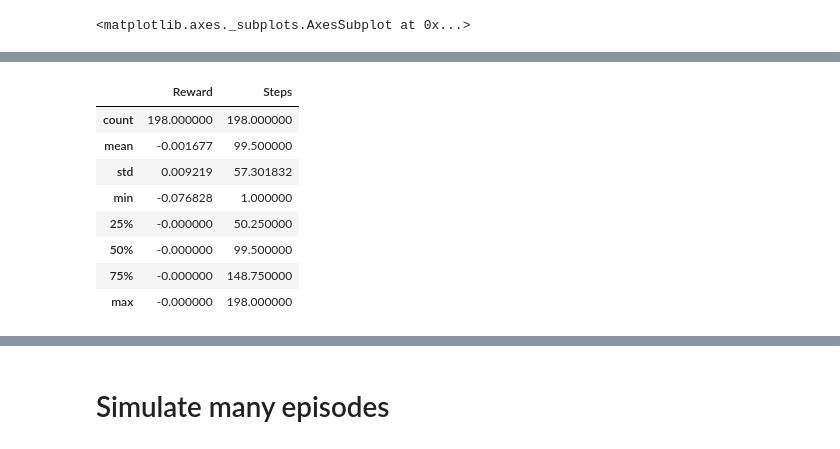
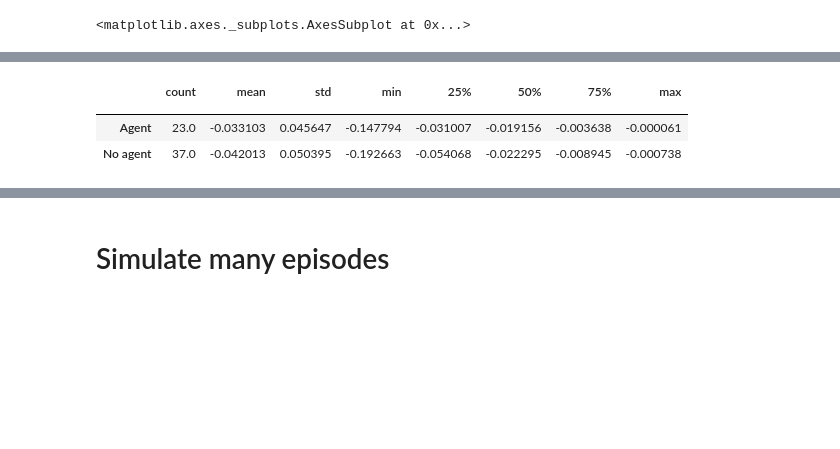
Before and after one commit to vegraux/master_thesis, a Jupyter notebook: RLpower/notebooks/visualise_actions.ipynb, the cells around one changed output, grey strips where cells are left out. Cells and saved outputs as stored; diff of their text form; code cells hidden in the pictures; blank space fills up the shorter version.

```diff
--- a/RLpower/notebooks/visualise_actions.ipynb
+++ b/RLpower/notebooks/visualise_actions.ipynb
@@ -508,0 +536,9 @@ sns.lineplot(x='Hours',y='Reward',data=df,hue='', ax=ax)
+# %%
+rewards = df[df[''].isin(['Agent','No agent'])]
+data = rewards
+data = data[data['Hours'].isin(range(15600,16000))]
+data['Hours'] = data['Hours'].apply(lambda x:change_hours(x, start=15600))
+fig, ax = plt.subplots()
+sns.lineplot(x="Hours", y="Reward", data=data, ax=ax, hue='')
+ax.set_ylabel('Voltage reward')
+ax.set_xlabel('Hour')
@@ -509,16 +551,9 @@ sns.lineplot(x='Hours',y='Reward',data=df,hue='', ax=ax)
 # %%
-stats = df[df['Reward'] < 0].groupby('')['Reward'].describe()
-stats.iloc[:,:-1]
-#stats.iloc[:,:-1].to_csv('data/stats_200hour_config1.csv',float_format='%.3f')
+stats = data[data['Reward'] < 0].groupby('')['Reward'].describe()
+stats
+#stats.iloc[:,:-1].to_csv('data/config1_400hour_good_voltage.csv',float_format='%.3f')
+# %% [output]
+|  | count | mean | std | min | 25% | 50% | 75% | max |
+|  |  |  |  |  |  |  |  |  |
+| Agent | 23.0 | -0.033103 | 0.045647 | -0.147794 | -0.031007 | -0.019156 | -0.003638 | -0.000061 |
+| No agent | 37.0 | -0.042013 | 0.050395 | -0.192663 | -0.054068 | -0.022295 | -0.008945 | -0.000738 |
-# %%
-df[df[''] == 'Agent'].describe()
-# %% [output]
-|  | Reward | Steps |
-| count | 198.000000 | 198.000000 |
-| mean | -0.001677 | 99.500000 |
-| std | 0.009219 | 57.301832 |
-| min | -0.076828 | 1.000000 |
-| 25% | -0.000000 | 50.250000 |
-| 50% | -0.000000 | 99.500000 |
-| 75% | -0.000000 | 148.750000 |
-| max | -0.000000 | 198.000000 |
```
Also changed, not shown: parts of 27 cells of this notebook, 2 other files.
